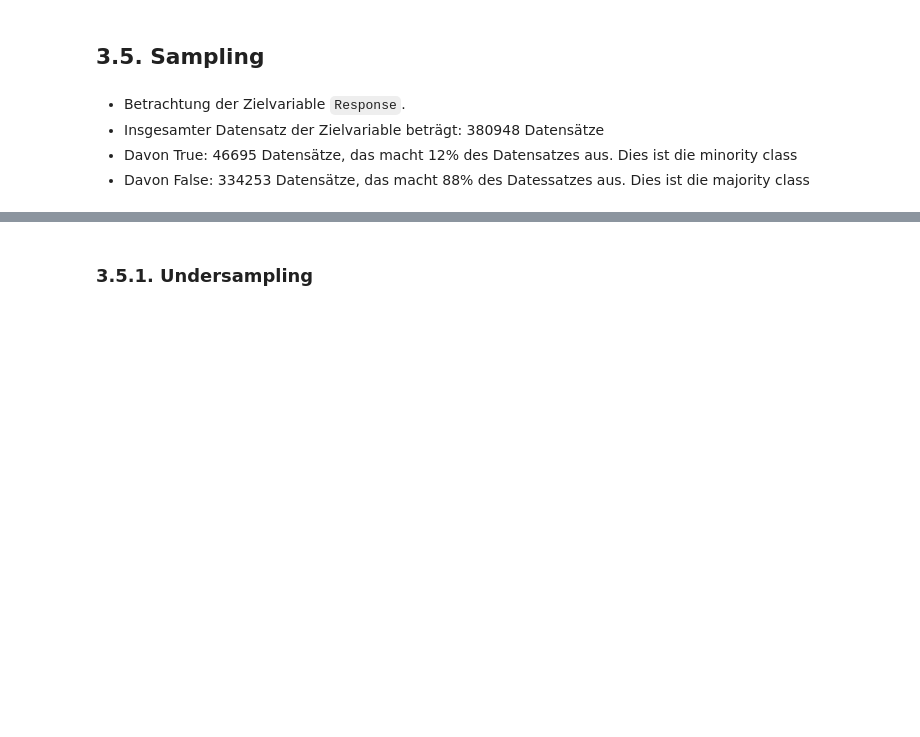
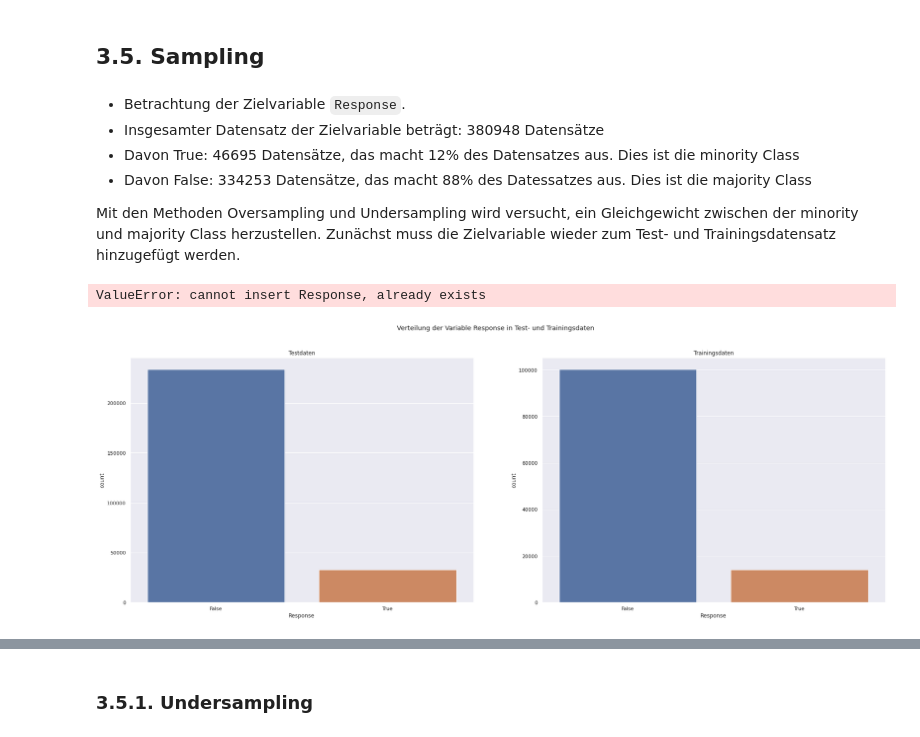
Before and after one commit to Oshimani/datanalaysispython_ws2122, a Jupyter notebook: DatenAnalyseMitPython.ipynb, the cells around one changed output, grey strips where cells are left out. Cells and saved outputs as stored; diff of their text form; code cells hidden in the pictures; blank space fills up the shorter version.

Commit message:
save (refactoring data prep)

```diff
--- a/DatenAnalyseMitPython.ipynb
+++ b/DatenAnalyseMitPython.ipynb
@@ -917,12 +1213,12 @@ impute_data(X_test, "Age", "simple_mean")
 # %% [markdown]
 ### 3.4.2 Imputation der Variable Annual_Premium <a class="anchor" id="section_3_3_1_2"></a>
 # %%
-impute_data(X_train, "Annual_Premium", "simple_median")
-impute_data(X_test, "Annual_Premium", "simple_median")
+X_train["Annual_Premium"] = impute_data(X_train, "Annual_Premium", "median")
+X_test["Annual_Premium"] = impute_data(X_test, "Annual_Premium", "median")
 # %% [markdown]
 ### 3.4.4 Ersetzung der fehlenden Werte kategorialer Variablen <a class="anchor" id="section_3_3_4"></a>
 # %% [markdown]
 #### 3.4.4.1 Imputation der Variable Gender <a class="anchor" id="section_3_3_4_1"></a>
 # %%
-impute_data(X_train, "Gender", "most_frequent")
-impute_data(X_test, "Gender", "most_frequent")
+X_train["Gender"] = impute_data(X_train, "Gender", "most_frequent")
+X_test["Gender"] = impute_data(X_test, "Gender", "most_frequent")
@@ -931,18 +1237,33 @@ impute_data(X_test, "Gender", "most_frequent")
 # %% [markdown]
 - Betrachtung der Zielvariable `Response`.
 - Insgesamter Datensatz der Zielvariable beträgt: 380948 Datensätze
-- Davon True: 46695 Datensätze, das macht 12% des Datensatzes aus. Dies ist die minority class
-- Davon False: 334253 Datensätze, das macht 88% des Datessatzes aus. Dies ist die majority class
+- Davon True: 46695 Datensätze, das macht 12% des Datensatzes aus. Dies ist die minority Class
+- Davon False: 334253 Datensätze, das macht 88% des Datessatzes aus. Dies ist die majority Class
+
+Mit den Methoden Oversampling und Undersampling wird versucht, ein Gleichgewicht zwischen der minority und majority Class herzustellen.
+Zunächst muss die Zielvariable wieder zum Test- und Trainingsdatensatz hinzugefügt werden.
-# %%
-sns.set(rc={"figure.figsize":(10, 5)})
-
-countplot = sns.countplot(data=train, x="Response")
-
-countplot.set_xlabel("Response", fontsize = 14, weight="bold")
-countplot.set_ylabel("Count", fontsize = 14, weight="bold")
-
-plt.tick_params(axis="both", labelsize=12)
-countplot.set_title("Balkendiagramm der Zielvariable Response" + "\n", fontsize = 16, weight="bold")
+# %%
+# re-add Response
+X_train.insert(len(X_train.columns), value=y_train, column="Response")
+X_test.insert(len(X_test.columns), value=y_test, column="Response")
+# %% [output]
+ValueError: cannot insert Response, already exists
+# %%
+def plot_prop_of_split(test,train,col_name):
+    fig, ax = plt.subplots(1, 2, figsize=(30, 10))
+
+    cp_1 = sns.countplot(data=train, x=col_name, ax=ax[0])
+    cp_1.set_title("Testdaten")
+    cp_2 = sns.countplot(data=test, x=col_name, ax=ax[1])
+    cp_2.set_title("Trainingsdaten")
+
+    fig.suptitle(f"Verteilung der Variable {col_name} in Test- und Trainingsdaten")
+    fig.show()
+# %%
+
+plot_prop_of_split(X_test, X_train, "Response")
+# %% [output]
+[figure, added]
 # %%
 #minority_class
 minority_class_len = len(train[train["Response"] == True])
```
Also changed, not shown: parts of 73 cells of this notebook.
